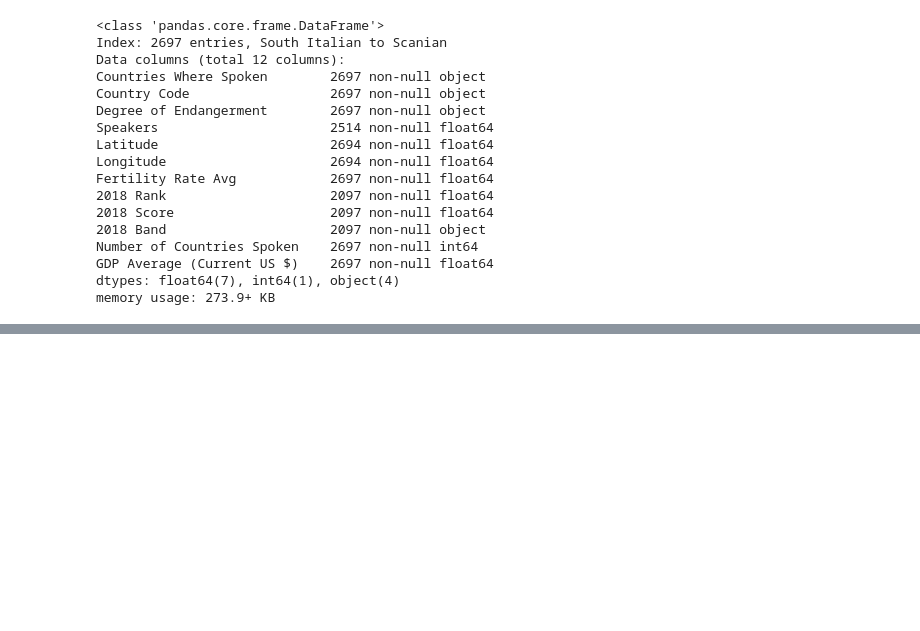
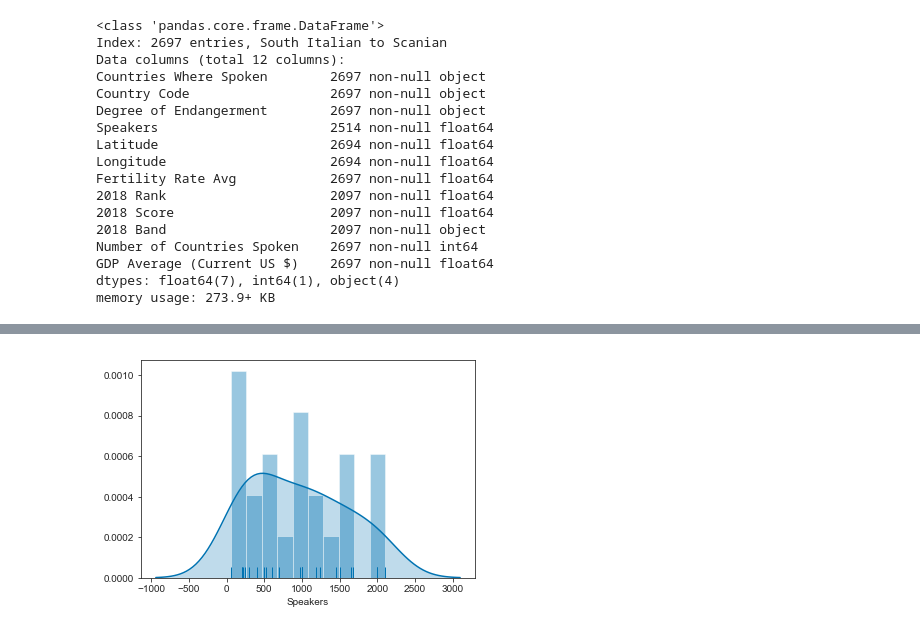
Before and after one commit to AlexEBall/Endangered_Languages_Capstone_Proj_1, a Jupyter notebook: Endangered Language EDA.ipynb, the cells around one changed output, grey strips where cells are left out. Saved outputs shown, nothing was run; the diff lists cells and outputs as text; code cells hidden in the pictures; blank space fills up the shorter version.

```diff
--- a/Endangered Language EDA.ipynb
+++ b/Endangered Language EDA.ipynb
@@ -36,0 +155,6 @@ memory usage: 273.9+ KB
+# %%
+vulnerable_eng_no_outliers = vulnerable_eng[vulnerable_eng['Speakers'] < 2500]
+# %%
+v_eng2 = sns.distplot(vulnerable_eng_no_outliers['Speakers'], bins=10, kde=True, rug=True, kde_kws={'shade': True})
+# %% [output]
+[figure, added]
```
Also changed, not shown: parts of 26 cells of this notebook.
